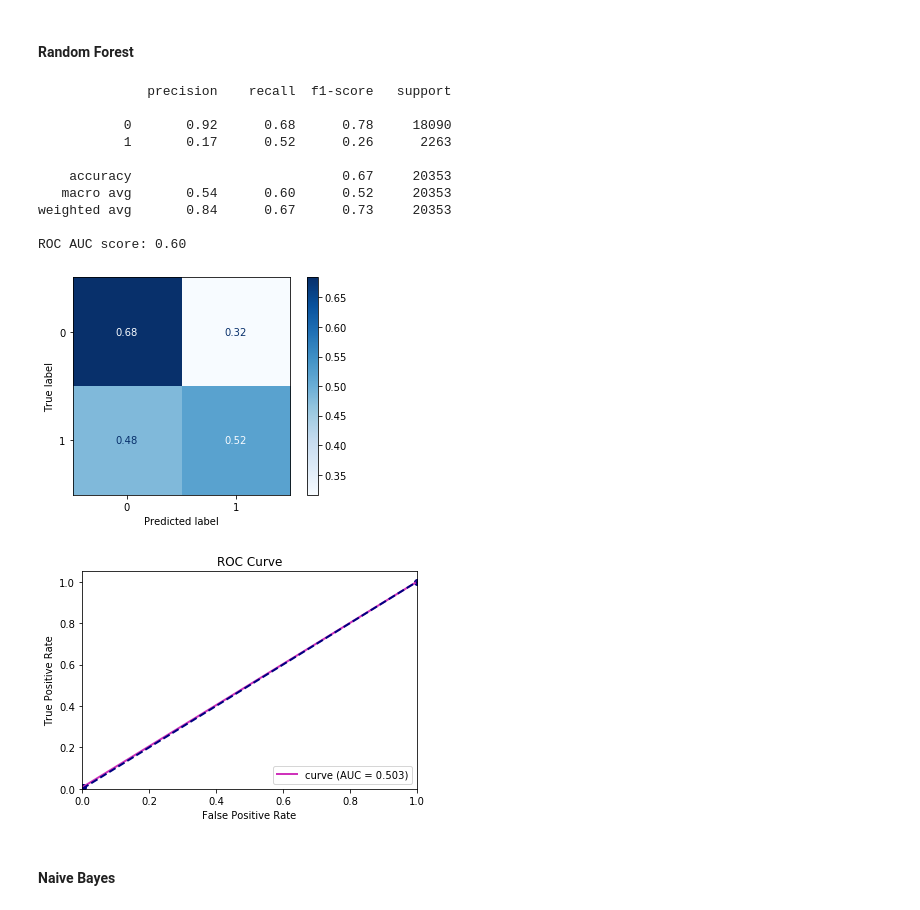
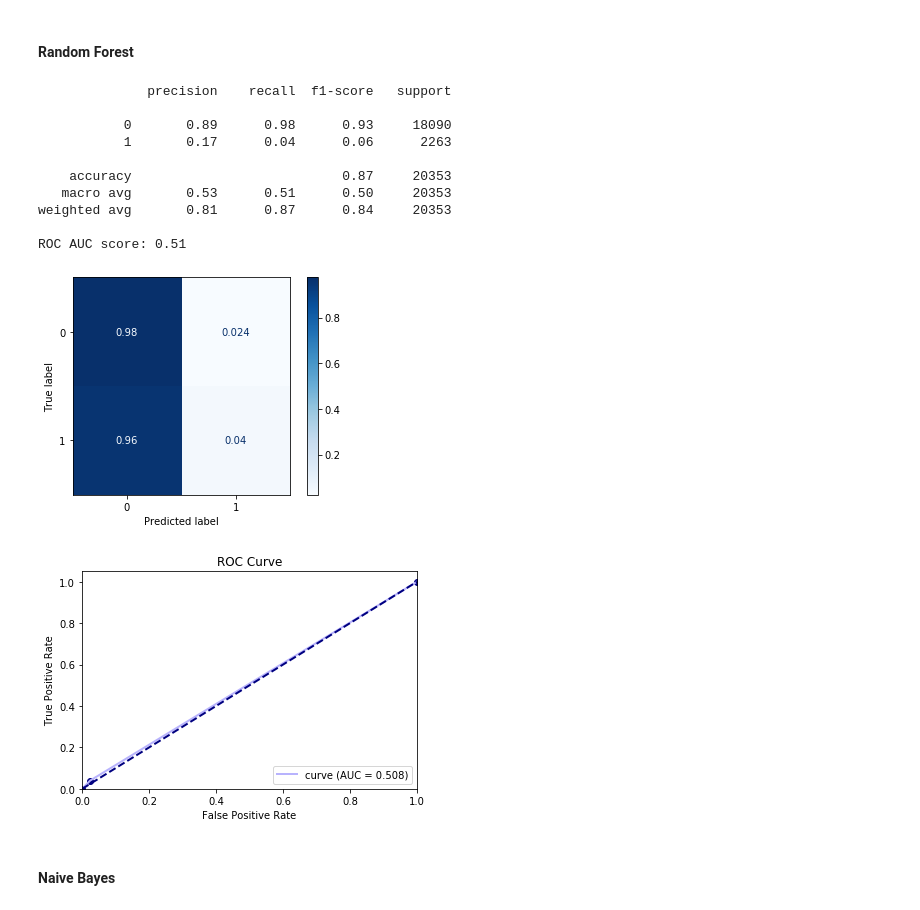
Before and after one commit to pmacinec/diabetes-patients-readmissions-prediction, a Jupyter notebook: notebooks/2_model_selection.ipynb, the cells around one changed output. Drawn from its saved outputs; the diff is of its cells as text; code cells hidden in the pictures.

Commit message:
ADD: data balancing to model selection notebook

```diff
--- a/notebooks/2_model_selection.ipynb
+++ b/notebooks/2_model_selection.ipynb
@@ -33,8 +33,8 @@ from src.evaluation import compare_models, evaluate_model, roc_auc
 # %%
 X_train = pd.read_csv('../data/X_train.csv')
 X_test = pd.read_csv('../data/X_test.csv')
-y_train = pd.read_csv('../data/y_train.csv', header=None, names=['label'])
-y_test = pd.read_csv('../data/y_test.csv', header=None, names=['label'])
+y_train = pd.read_csv('../data/y_train.csv')
+y_test = pd.read_csv('../data/y_test.csv')
 # %%
 describe_dataset(X_train, X_test, y_train, y_test)
 # %% [output]
@@ -46,0 +56,2 @@ In  2  classes:
+# %%
+X_train_undersampled, y_train_undersampled = undersample(X_train, y_train)
@@ -56,26 +77,25 @@ To final evaluation will be choosen a model with highest accuracy.
 # %% [markdown]
 #### Random Forest
 # %%
-clf = RandomForestClassifier(max_depth=10, random_state=42, n_estimators=100, max_features=58,
-                             class_weight={0:1, 1:8})
-clf.fit(X_train, y_train)
+clf = RandomForestClassifier(max_depth=8, random_state=42, n_estimators=100)
+clf.fit(X_train_undersampled, y_train_undersampled)
 evaluate_model(clf, X_test, y_test)
 # %% [output]
               precision    recall  f1-score   support
 
-           0       0.92      0.68      0.78     18090
-           1       0.17      0.52      0.26      2263
+           0       0.89      0.98      0.93     18090
+           1       0.17      0.04      0.06      2263
 
-    accuracy                           0.67     20353
-   macro avg       0.54      0.60      0.52     20353
-weighted avg       0.84      0.67      0.73     20353
+    accuracy                           0.87     20353
+   macro avg       0.53      0.51      0.50     20353
+weighted avg       0.81      0.87      0.84     20353
 
-ROC AUC score: 0.60
+ROC AUC score: 0.51
-[figure, old version]
+[figure, new version]
 # %%
 roc_auc(clf.predict(X_test), y_test);
 # %% [output]
-[figure, old version]
+[figure, new version]
 # %% [markdown]
 #### Naive Bayes
 # %%
```
Also changed, not shown: parts of 9 cells of this notebook.
